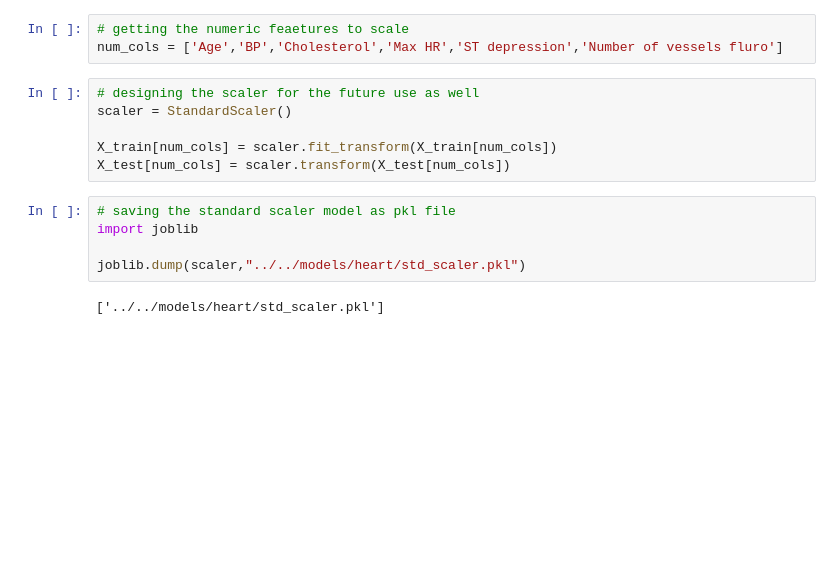
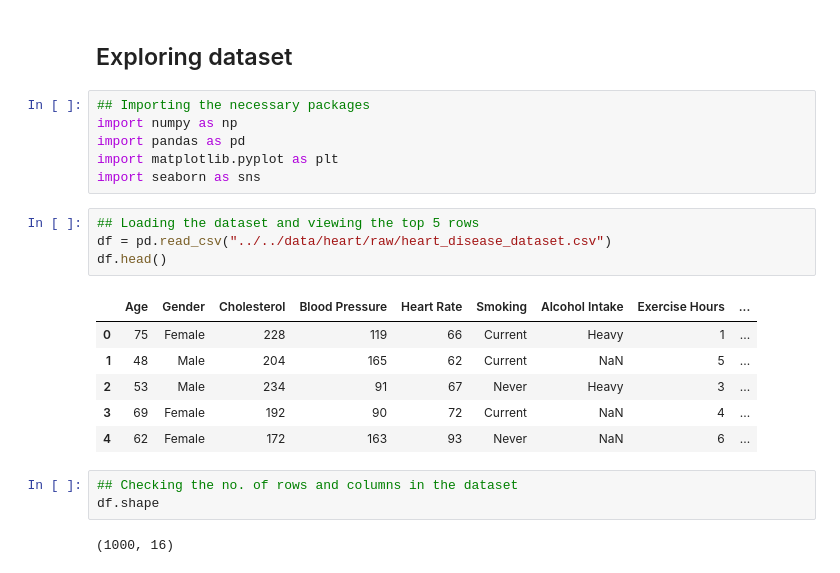
Before and after one commit to Gunjan925/Heart-Disease-Prediction-XAI, a Jupyter notebook: notebooks/heart/data_eda.ipynb, the cells around one changed output. Saved outputs shown, nothing was run; the diff lists cells and outputs as text; blank space fills up the shorter version.

Commit message:
changed the dataset , adn performed EDA on it , saved the processed datasets

```diff
--- a/notebooks/heart/data_eda.ipynb
+++ b/notebooks/heart/data_eda.ipynb
@@ -164,16 +1,24 @@ X_train , X_test , y_train , y_test = train_test_split(X,y,test_size=0.2,random_
-# %%
-# getting the numeric feaetures to scale
-num_cols = ['Age','BP','Cholesterol','Max HR','ST depression','Number of vessels fluro']
-# %%
-# designing the scaler for the future use as well
-scaler = StandardScaler()
-
-X_train[num_cols] = scaler.fit_transform(X_train[num_cols])
-X_test[num_cols] = scaler.transform(X_test[num_cols])
-# %%
-# saving the standard scaler model as pkl file
-import joblib
-
-joblib.dump(scaler,"../../models/heart/std_scaler.pkl")
-# %% [output]
-['../../models/heart/std_scaler.pkl']
+# %% [markdown]
+## Exploring dataset
+# %%
+## Importing the necessary packages
+import numpy as np
+import pandas as pd
+import matplotlib.pyplot as plt
+import seaborn as sns
+# %%
+## Loading the dataset and viewing the top 5 rows
+df = pd.read_csv("../../data/heart/raw/heart_disease_dataset.csv")
+df.head()
+# %% [output]
+|  | Age | Gender | Cholesterol | Blood Pressure | Heart Rate | Smoking | Alcohol Intake | Exercise Hours | ... |
+| 0 | 75 | Female | 228 | 119 | 66 | Current | Heavy | 1 | ... |
+| 1 | 48 | Male | 204 | 165 | 62 | Current | NaN | 5 | ... |
+| 2 | 53 | Male | 234 | 91 | 67 | Never | Heavy | 3 | ... |
+| 3 | 69 | Female | 192 | 90 | 72 | Current | NaN | 4 | ... |
+| 4 | 62 | Female | 172 | 163 | 93 | Never | NaN | 6 | ... |
+# %%
+## Checking the no. of rows and columns in the dataset
+df.shape
+# %% [output]
+(1000, 16)
```
Also changed, not shown: parts of 50 cells of this notebook, 1 other file.
